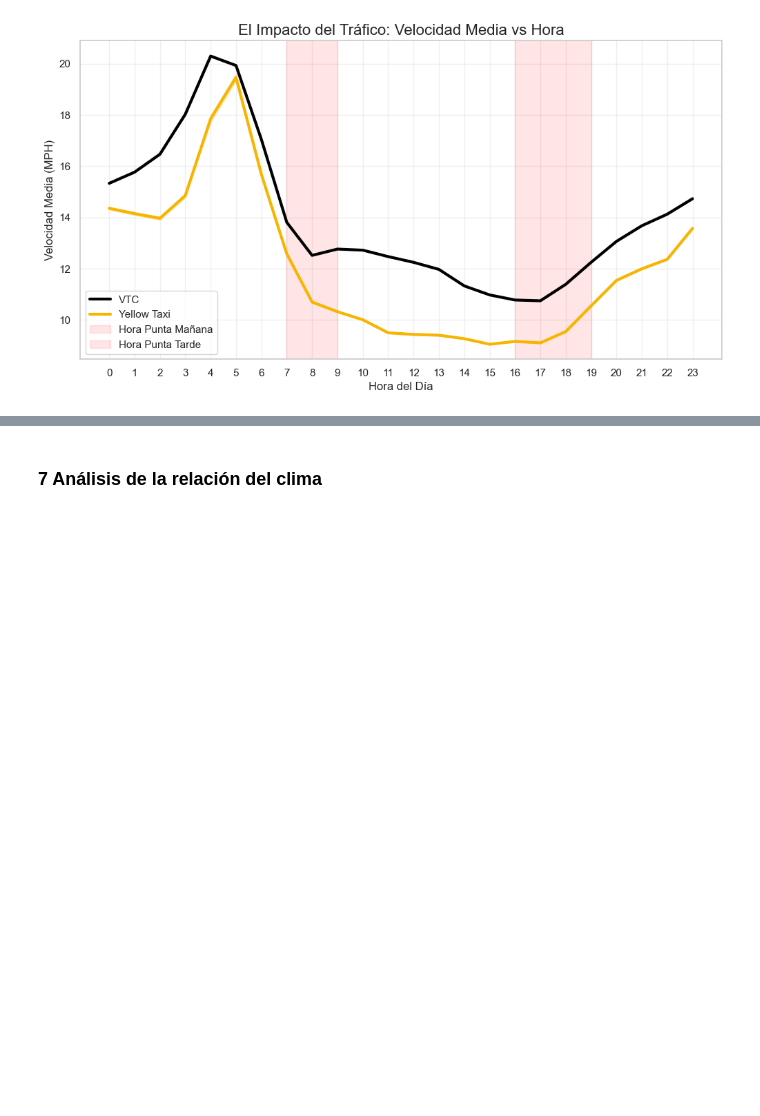
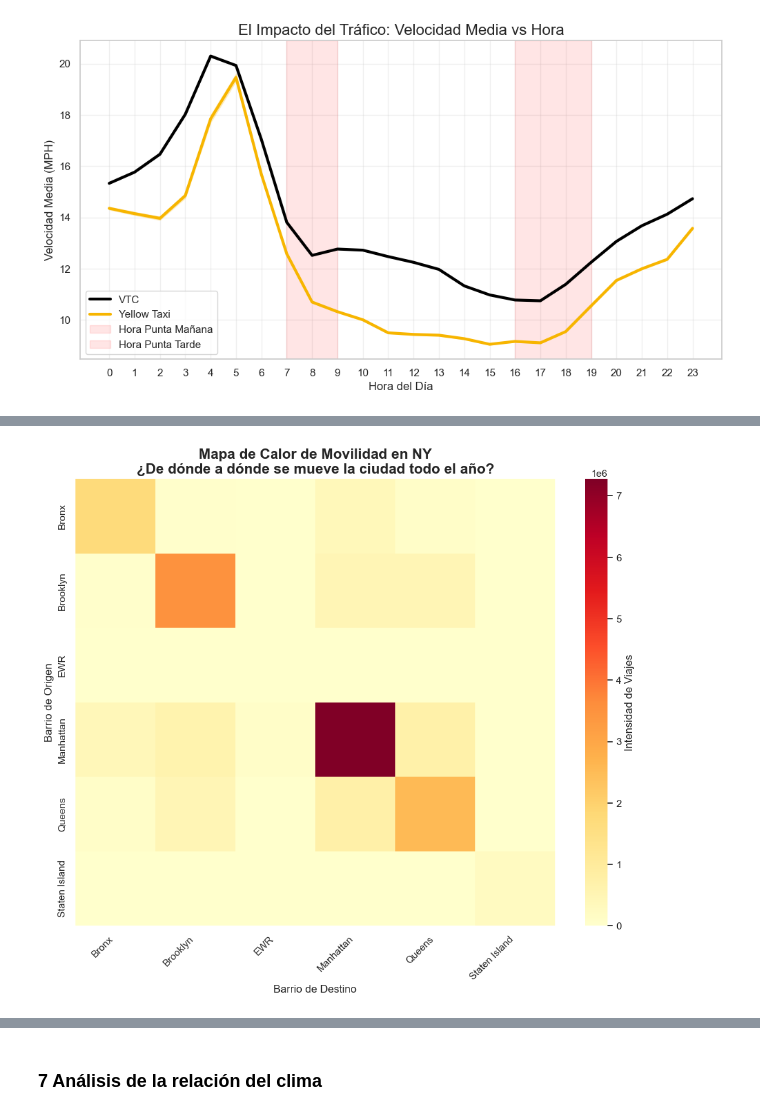
Before and after one commit to carmengranadosv/PD2-conducIA, a Jupyter notebook: src/analysis/2_year_analysis.ipynb, the cells around one changed output, grey strips where cells are left out. Saved outputs shown, nothing was run; the diff lists cells and outputs as text; code cells hidden in the pictures; blank space fills up the shorter version.

```diff
--- a/src/analysis/2_year_analysis.ipynb
+++ b/src/analysis/2_year_analysis.ipynb
@@ -429,0 +502,17 @@ plt.show()
+# %%
+#--- MAPA DE CALOR DE MOVILIDAD ANUAL ---
+# 1. Calculamos las rutas para todo el año
+rutas_anual = df_anual.groupby(['origen_barrio', 'destino_barrio']).size().reset_index(name='viajes')
+matriz_od_anual = rutas_anual.pivot(index='origen_barrio', columns='destino_barrio', values='viajes').fillna(0)
+
+# 2. Visualización
+plt.figure(figsize=(12, 9))
+sns.heatmap(matriz_od_anual, cmap='YlOrRd', cbar_kws={'label': 'Intensidad de Viajes'})
+
+plt.title('Mapa de Calor de Movilidad en NY\n¿De dónde a dónde se mueve la ciudad todo el año?', fontsize=16, fontweight='bold')
+plt.ylabel("Barrio de Origen")
+plt.xlabel("Barrio de Destino")
+plt.xticks(rotation=45, ha='right')
+plt.show()
+# %% [output]
+[figure, added]
```
Also changed, not shown: parts of 19 cells of this notebook.
